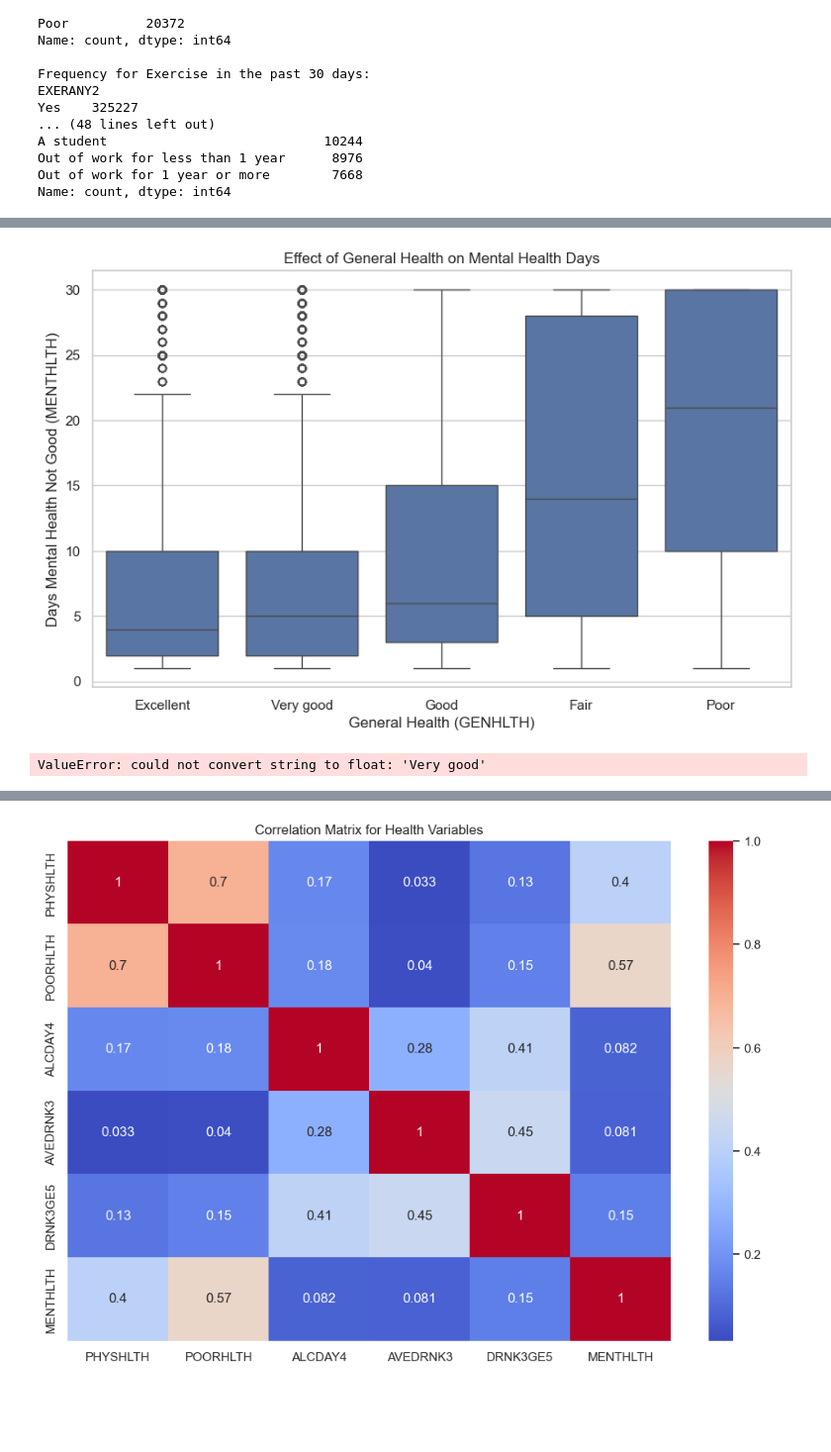
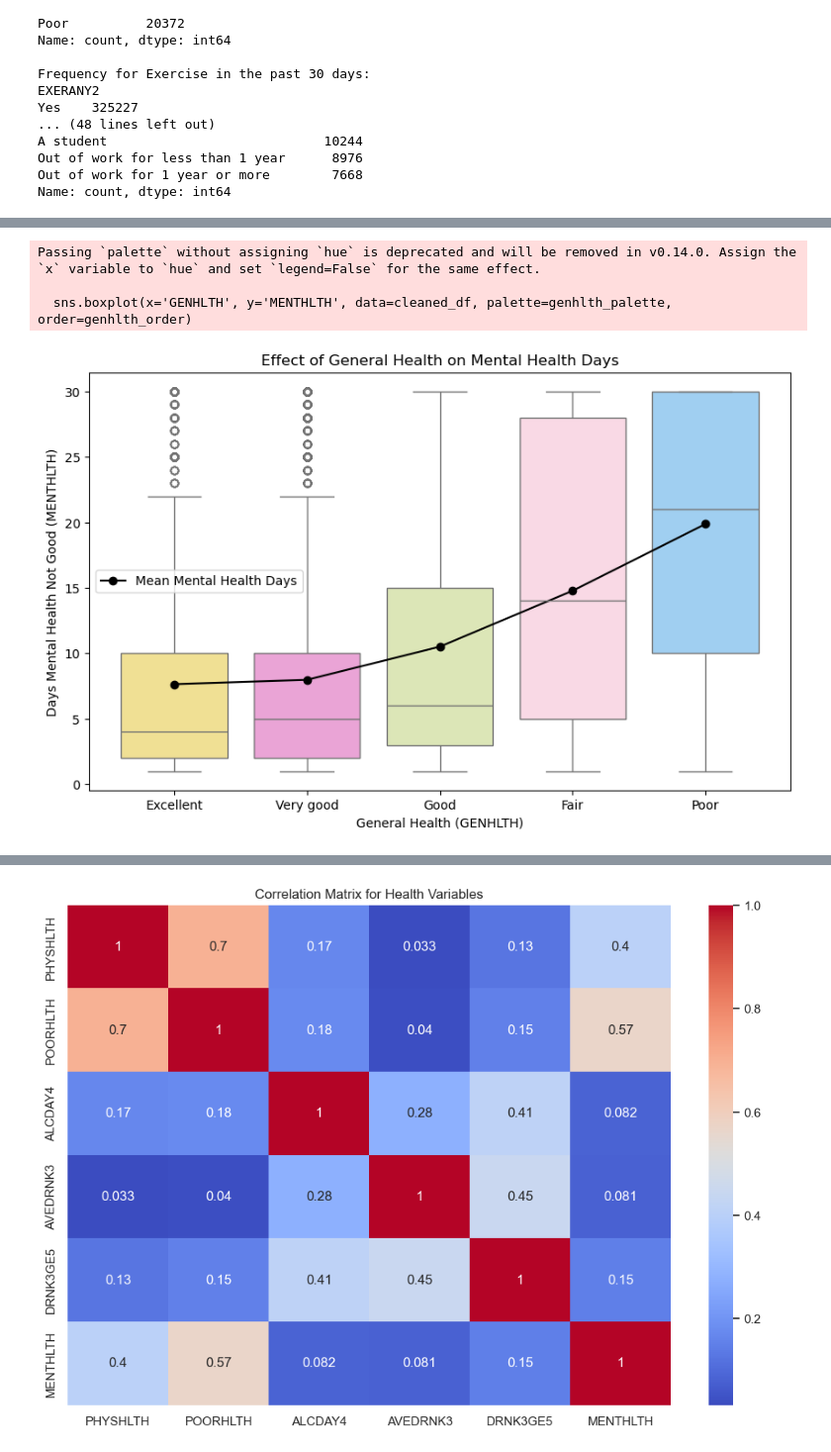
Before and after one commit to cs418-fa24/project-check-in-team-10, a Jupyter notebook: data_analysis_w_better_graphs.ipynb, the cells around one changed output, grey strips where cells are left out. Shown at 99% size. Cells and saved outputs as stored; diff of their text form; code cells hidden in the pictures; blank space fills up the shorter version.

```diff
--- a/data_analysis_w_better_graphs.ipynb
+++ b/data_analysis_w_better_graphs.ipynb
@@ -529,19 +566,26 @@ The `ci` parameter is deprecated. Use `errorbar='sd'` for the same effect.
 # %%
-#  Mental Health (MENTHLTH) vs General Health (GENHLTH)
+genhlth_palette = {
+    'Excellent': "#FFEA85",
+    'Very good': "#F698DB",
+    'Good': "#E1EEAF",
+    'Fair': "#FFD3E4",
+    'Poor': "#92D1FF"
+}
+
+genhlth_order = ['Excellent', 'Very good', 'Good', 'Fair', 'Poor']
+
+genhlth_means = cleaned_df.groupby('GENHLTH')['MENTHLTH'].mean().reindex(genhlth_order)
+
 plt.figure(figsize=(10, 6))
-sns.boxplot(x='GENHLTH', y='MENTHLTH', data=cleaned_df)
+sns.boxplot(x='GENHLTH', y='MENTHLTH', data=cleaned_df, palette=genhlth_palette, order=genhlth_order)
+plt.plot(range(len(genhlth_order)), genhlth_means, color='black', marker='o', linestyle='-', label='Mean Mental Health Days')
 plt.title('Effect of General Health on Mental Health Days')
 plt.xlabel('General Health (GENHLTH)')
 plt.ylabel('Days Mental Health Not Good (MENTHLTH)')
+plt.legend()
 plt.show()
 # %% [output]
+Passing `palette` without assigning `hue` is deprecated and will be removed in v0.14.0. Assign the `x` variable to `hue` and set `legend=False` for the same effect.
+
+  sns.boxplot(x='GENHLTH', y='MENTHLTH', data=cleaned_df, palette=genhlth_palette, order=genhlth_order)
-[figure, old version]
+[figure, new version]
-# %%
-# Select relevant continuous or ordinal variables
-continuous_vars = ['GENHLTH', 'PHYSHLTH', 'POORHLTH', 'EDUCA', 'ALCDAY4', 'AVEDRNK3', 'DRNK3GE5', '_AGEG5YR']
-
-# Compute correlation matrix
-correlation_matrix = cleaned_df[continuous_vars + ['MENTHLTH']].corr(method='spearman')
-print(correlation_matrix['MENTHLTH'].sort_values(ascending=False))
-# %% [output]
-ValueError: could not convert string to float: 'Very good'
```
Also changed, not shown: parts of 17 cells of this notebook.
